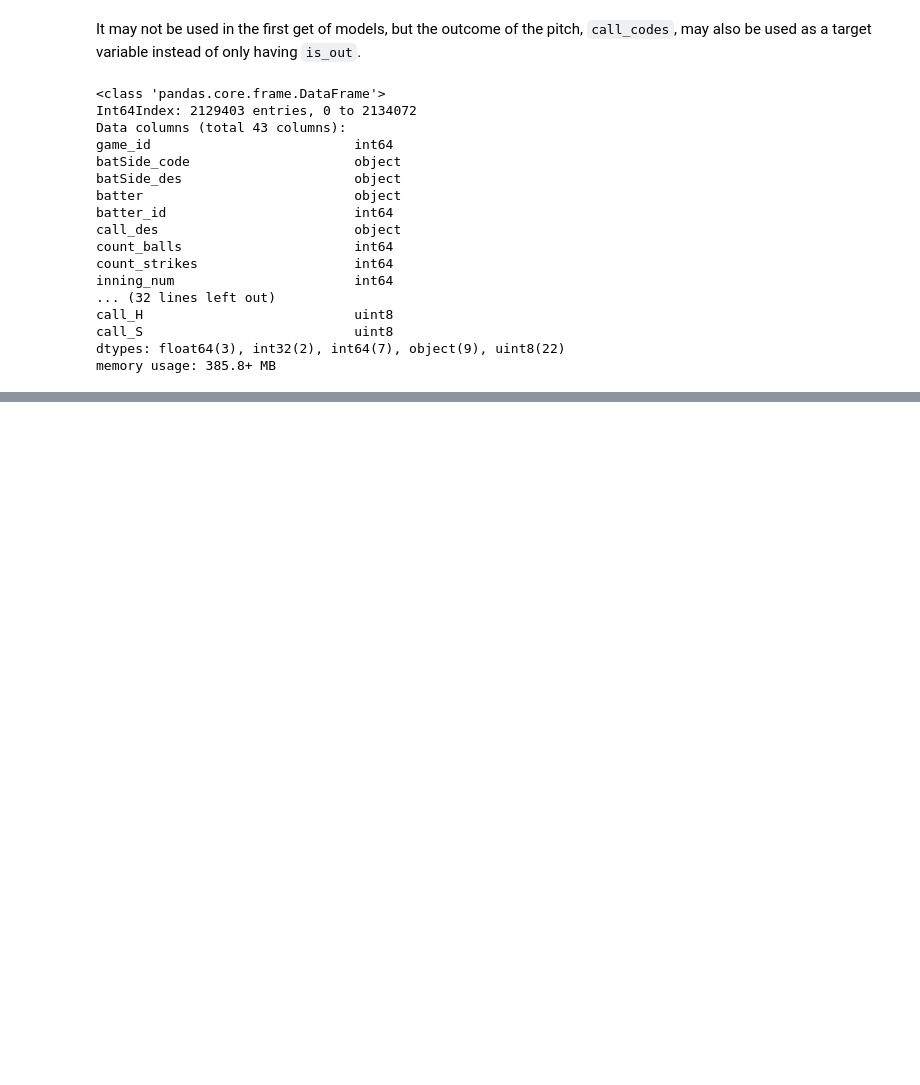
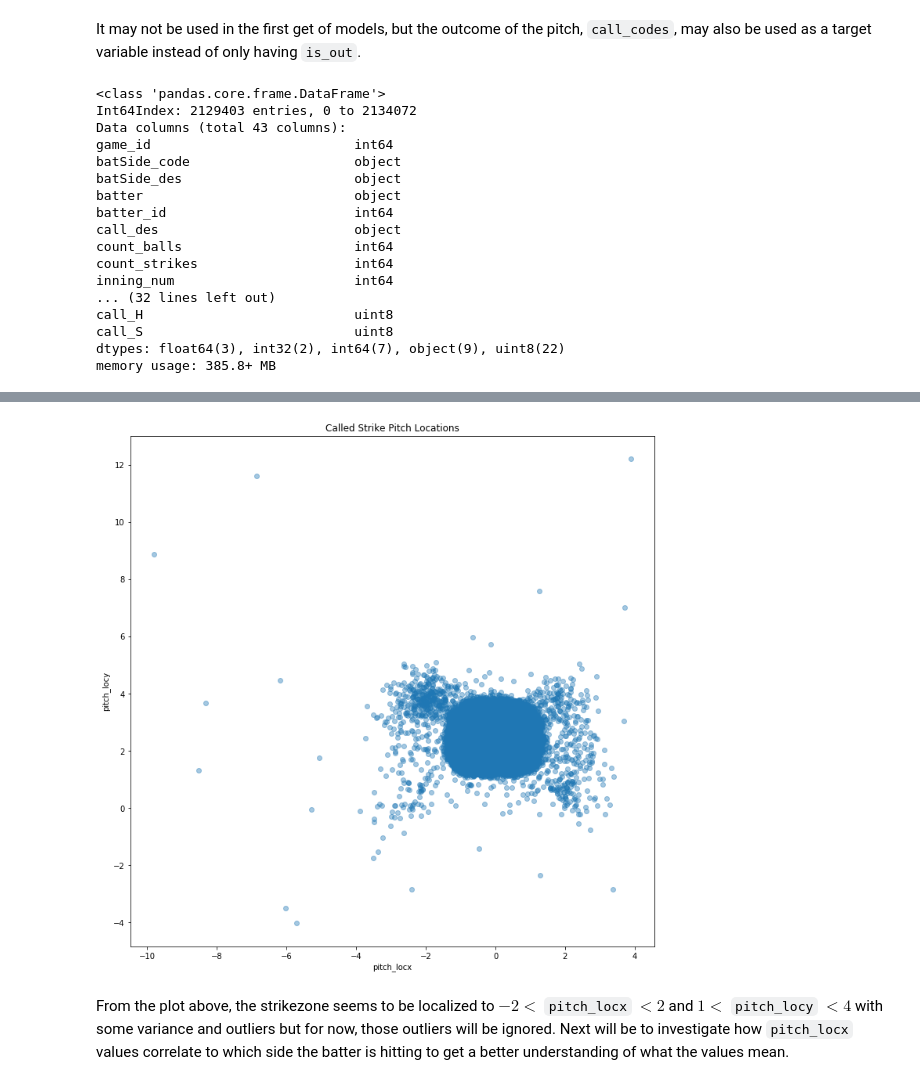
Before and after one commit to curtishiga/Capstone_Project2, a Jupyter notebook: Data_Wrangling/Data_Wrangling.ipynb, the cells around one changed output, grey strips where cells are left out. Saved outputs shown, nothing was run; the diff lists cells and outputs as text; code cells hidden in the pictures; blank space fills up the shorter version.

```diff
--- a/Data_Wrangling/Data_Wrangling.ipynb
+++ b/Data_Wrangling/Data_Wrangling.ipynb
@@ -268,0 +306,5 @@ memory usage: 385.8+ MB
+# %%
+# Create new data frame containing only called balls and strikes
+called_df = df[(df['call_B'] == 1) | (df['call_C'] == 1)]
+called_df = called_df[['pitch_locx', 'pitch_locy', 'batSide_isRight', 'call_B', 'call_C']]
+called_df.head()
@@ -268,0 +318,14 @@ memory usage: 385.8+ MB
+# %%
+called_strikes = called_df[called_df['call_C'] == 1]
+called_balls = called_df[called_df['call_B'] == 1]
+# %%
+# Plot called strikes
+_ = plt.figure(figsize=(12, 12))
+_ = plt.scatter(called_strikes['pitch_locx'], called_strikes['pitch_locy'], alpha=0.4)
+_ = plt.title('Called Strike Pitch Locations')
+_ = plt.xlabel('pitch_locx')
+_ = plt.ylabel('pitch_locy')
+# %% [output]
+[figure, added]
+# %% [markdown]
+From the plot above, the strikezone seems to be localized to $-2 < $ ``pitch_locx`` $ < 2$ and $1 < $ ``pitch_locy`` $ < 4$ with some variance and outliers but for now, those outliers will be ignored. Next will be to investigate how ``pitch_locx`` values correlate to which side the batter is hitting to get a better understanding of what the values mean.
```
Also changed, not shown: parts of 31 cells of this notebook, 1 other file.
